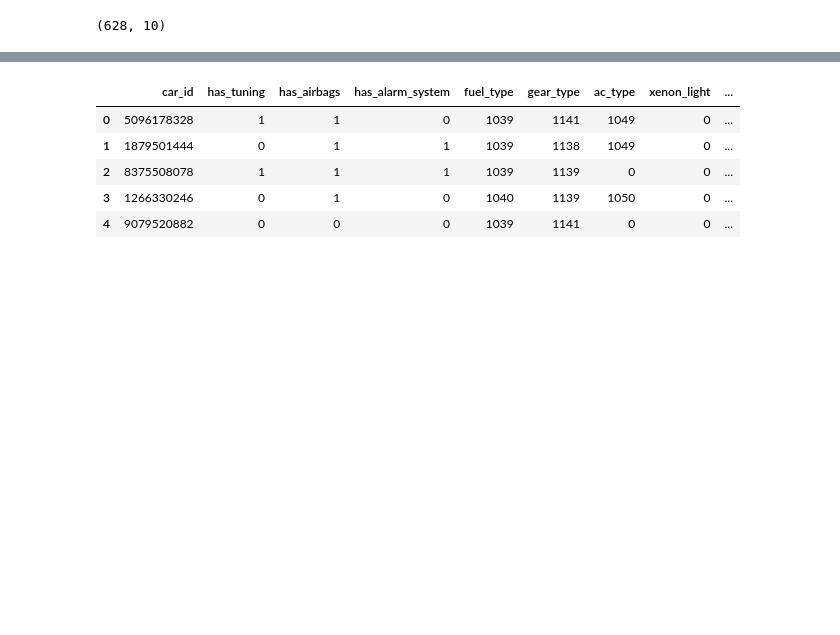
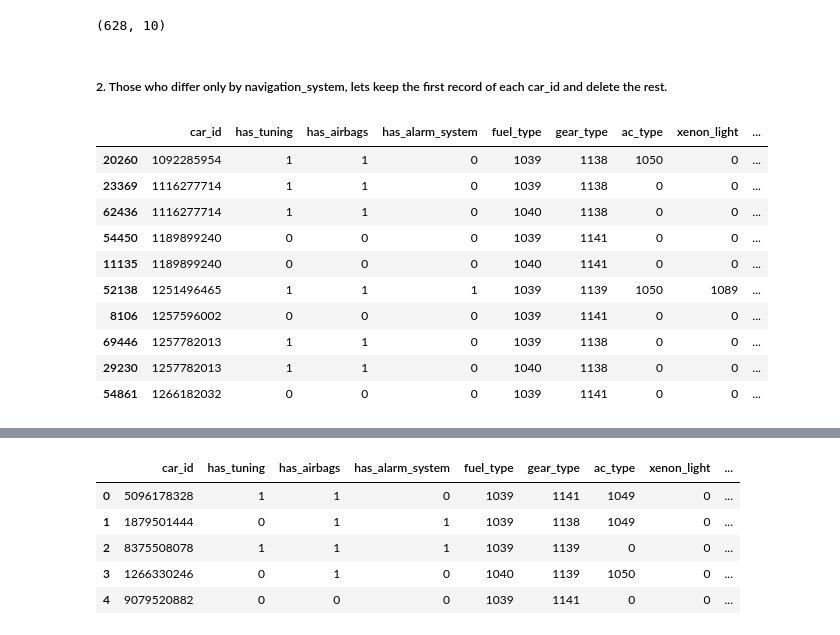
Before and after one commit to dileepsathyan/assignments, a Jupyter notebook: Vroom Virtusa/Vroom Virtusa Assignment.ipynb, the cells around one changed output, grey strips where cells are left out. Drawn from its saved outputs; the diff is of its cells as text; code cells hidden in the pictures; blank space fills up the shorter version.

```diff
--- a/Vroom Virtusa/Vroom Virtusa Assignment.ipynb
+++ b/Vroom Virtusa/Vroom Virtusa Assignment.ipynb
@@ -299,3 +299,21 @@ df_cd_dup.head(10)
 df_cd_dup.shape
 # %% [output]
 (628, 10)
+# %% [markdown]
+##### 2. Those who differ only by navigation_system, lets keep the first record of each car_id and delete the rest.
+# %%
+df_cd_dup = df_cd_dup.drop_duplicates(['car_id', 'fuel_type']).sort_values(by='car_id')
+
+df_cd_dup.head(10)
+# %% [output]
+|  | car_id | has_tuning | has_airbags | has_alarm_system | fuel_type | gear_type | ac_type | xenon_light | ... |
+| 20260 | 1092285954 | 1 | 1 | 0 | 1039 | 1138 | 1050 | 0 | ... |
+| 23369 | 1116277714 | 1 | 1 | 0 | 1039 | 1138 | 0 | 0 | ... |
+| 62436 | 1116277714 | 1 | 1 | 0 | 1040 | 1138 | 0 | 0 | ... |
+| 54450 | 1189899240 | 0 | 0 | 0 | 1039 | 1141 | 0 | 0 | ... |
+| 11135 | 1189899240 | 0 | 0 | 0 | 1040 | 1141 | 0 | 0 | ... |
+| 52138 | 1251496465 | 1 | 1 | 1 | 1039 | 1139 | 1050 | 1089 | ... |
+| 8106 | 1257596002 | 0 | 0 | 0 | 1039 | 1141 | 0 | 0 | ... |
+| 69446 | 1257782013 | 1 | 1 | 0 | 1039 | 1138 | 0 | 0 | ... |
+| 29230 | 1257782013 | 1 | 1 | 0 | 1040 | 1138 | 0 | 0 | ... |
+| 54861 | 1266182032 | 0 | 0 | 0 | 1039 | 1141 | 0 | 0 | ... |
```
Also changed, not shown: parts of 5 cells of this notebook.
